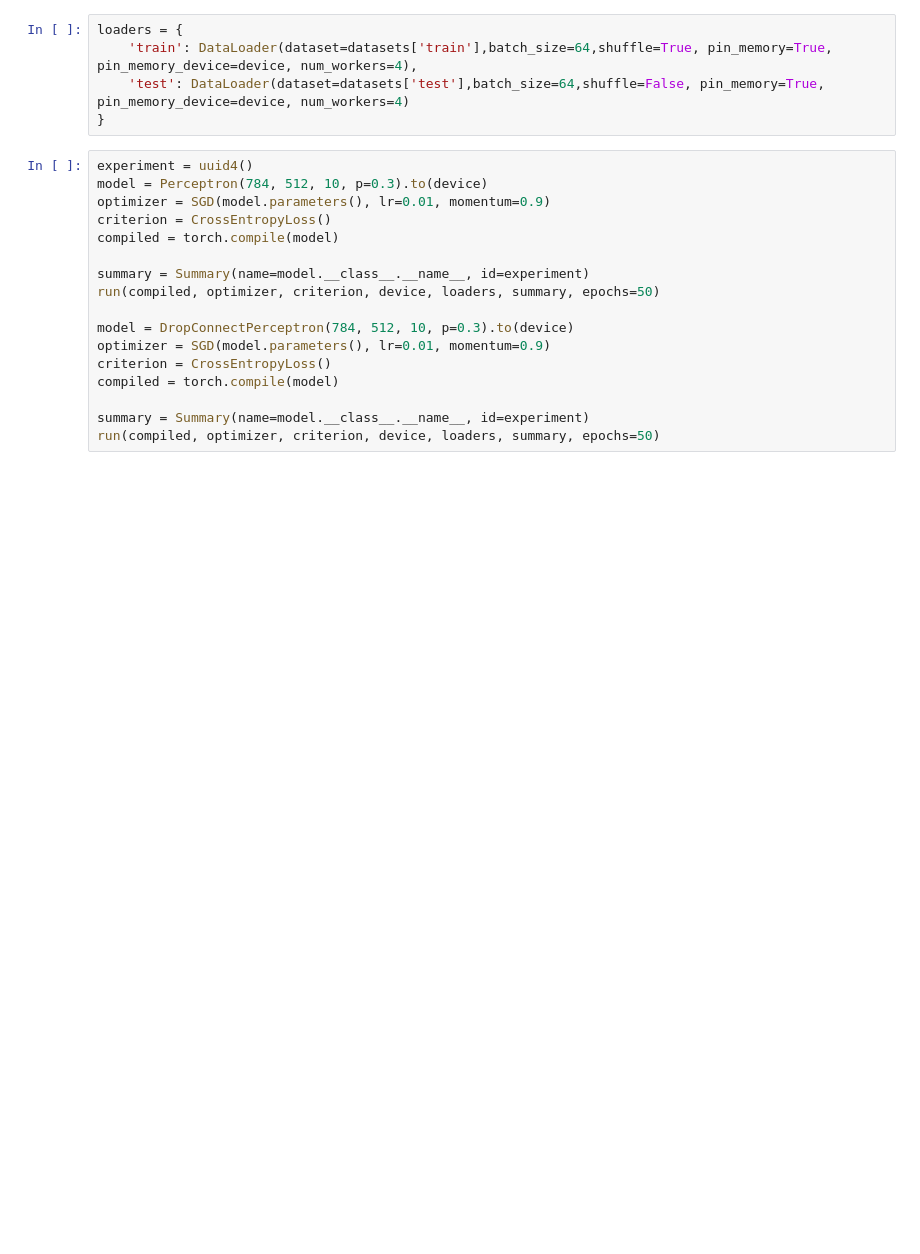
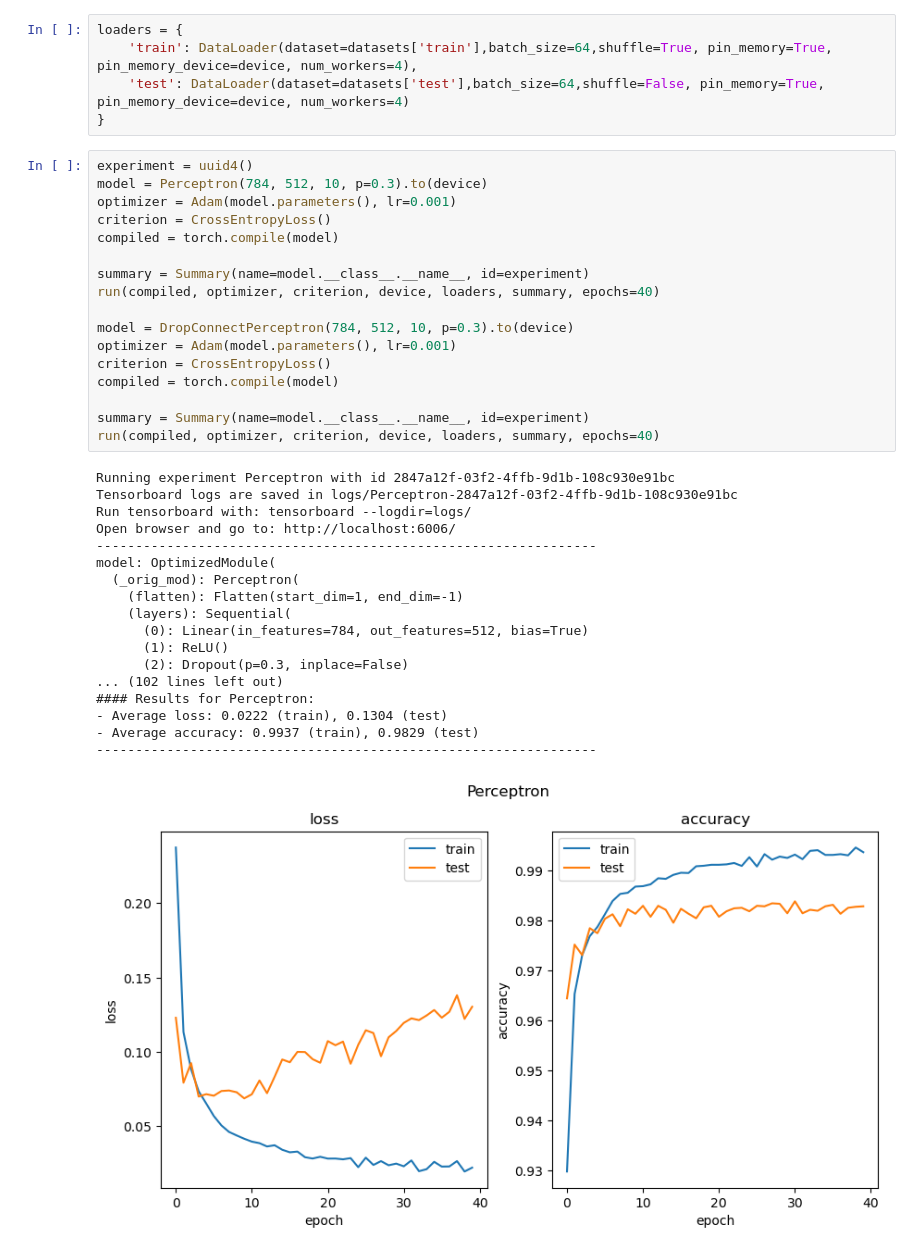
Before and after one commit to mr-mapache/drop-connect, a Jupyter notebook: mnist-runs.ipynb, the cells around one changed output. Drawn from its saved outputs; the diff is of its cells as text; blank space fills up the shorter version.

```diff
--- a/mnist-runs.ipynb
+++ b/mnist-runs.ipynb
@@ -66,17 +66,36 @@ loaders = {
 # %%
 experiment = uuid4()
 model = Perceptron(784, 512, 10, p=0.3).to(device)
-optimizer = SGD(model.parameters(), lr=0.01, momentum=0.9)
+optimizer = Adam(model.parameters(), lr=0.001)
 criterion = CrossEntropyLoss()
 compiled = torch.compile(model)
 
 summary = Summary(name=model.__class__.__name__, id=experiment)
-run(compiled, optimizer, criterion, device, loaders, summary, epochs=50)
+run(compiled, optimizer, criterion, device, loaders, summary, epochs=40)
 
 model = DropConnectPerceptron(784, 512, 10, p=0.3).to(device)
-optimizer = SGD(model.parameters(), lr=0.01, momentum=0.9)
+optimizer = Adam(model.parameters(), lr=0.001)
 criterion = CrossEntropyLoss()
 compiled = torch.compile(model)
 
 summary = Summary(name=model.__class__.__name__, id=experiment)
-run(compiled, optimizer, criterion, device, loaders, summary, epochs=50)
+run(compiled, optimizer, criterion, device, loaders, summary, epochs=40)
+# %% [output]
+Running experiment Perceptron with id 2847a12f-03f2-4ffb-9d1b-108c930e91bc
+Tensorboard logs are saved in logs/Perceptron-2847a12f-03f2-4ffb-9d1b-108c930e91bc
+Run tensorboard with: tensorboard --logdir=logs/
+Open browser and go to: http://localhost:6006/
+----------------------------------------------------------------
+model: OptimizedModule(
+  (_orig_mod): Perceptron(
+    (flatten): Flatten(start_dim=1, end_dim=-1)
+    (layers): Sequential(
+      (0): Linear(in_features=784, out_features=512, bias=True)
+      (1): ReLU()
+      (2): Dropout(p=0.3, inplace=False)
+... (102 lines left out)
+#### Results for Perceptron:
+- Average loss: 0.0222 (train), 0.1304 (test)
+- Average accuracy: 0.9937 (train), 0.9829 (test)
+----------------------------------------------------------------
+[figure, added]
```
Also changed, not shown: parts of 7 cells of this notebook.
